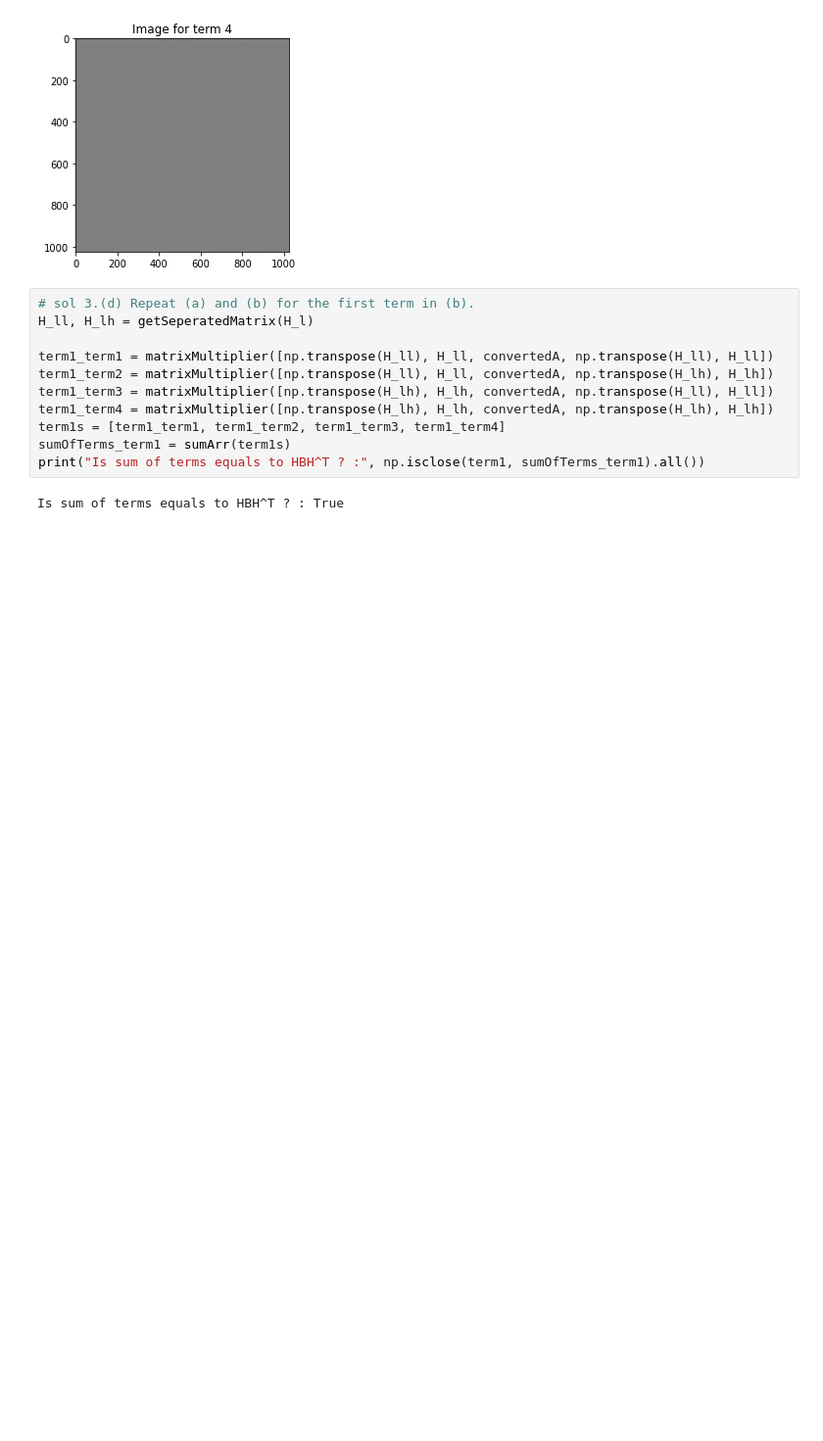
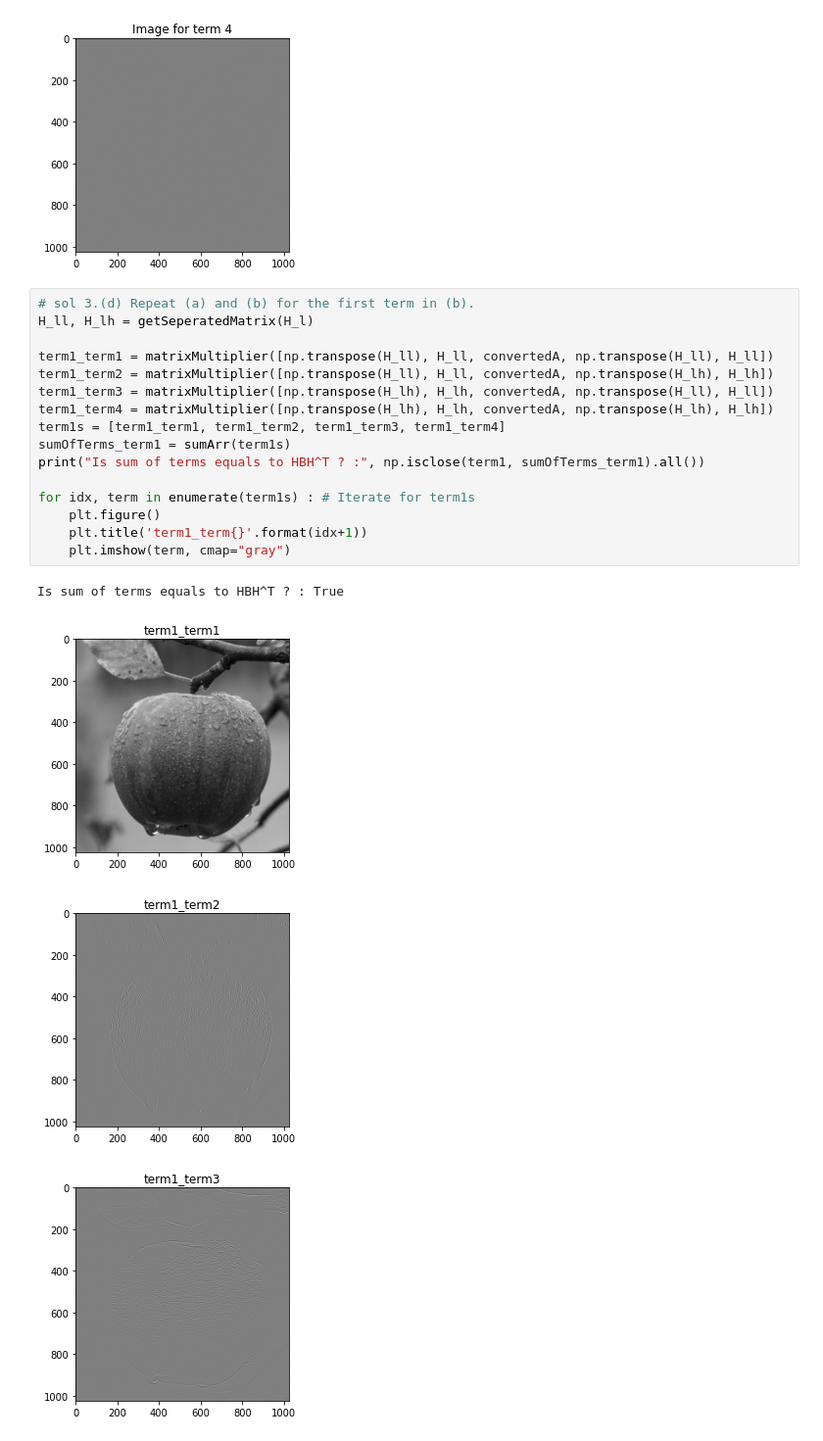
Before and after one commit to wooyounggggg/Linear-Algebra-project, a Jupyter notebook: ImageCompression/source/ImageCompression.ipynb, the cells around one changed output. Shown at 98% size. Drawn from its saved outputs; the diff is of its cells as text; blank space fills up the shorter version.

```diff
--- a/ImageCompression/source/ImageCompression.ipynb
+++ b/ImageCompression/source/ImageCompression.ipynb
@@ -295,13 +306,21 @@ for idx, term in enumerate(terms) :
 # %%
 # sol 3.(d) Repeat (a) and (b) for the first term in (b).
 H_ll, H_lh = getSeperatedMatrix(H_l)
 
 term1_term1 = matrixMultiplier([np.transpose(H_ll), H_ll, convertedA, np.transpose(H_ll), H_ll])
 term1_term2 = matrixMultiplier([np.transpose(H_ll), H_ll, convertedA, np.transpose(H_lh), H_lh])
 term1_term3 = matrixMultiplier([np.transpose(H_lh), H_lh, convertedA, np.transpose(H_ll), H_ll])
 term1_term4 = matrixMultiplier([np.transpose(H_lh), H_lh, convertedA, np.transpose(H_lh), H_lh])
 term1s = [term1_term1, term1_term2, term1_term3, term1_term4]
 sumOfTerms_term1 = sumArr(term1s)
 print("Is sum of terms equals to HBH^T ? :", np.isclose(term1, sumOfTerms_term1).all())
+
+for idx, term in enumerate(term1s) : # Iterate for term1s
+    plt.figure()
+    plt.title('term1_term{}'.format(idx+1))
+    plt.imshow(term, cmap="gray")
 # %% [output]
 Is sum of terms equals to HBH^T ? : True
+[figure, added]
+[figure, added]
+[figure, added]
```
Also changed, not shown: parts of 9 cells of this notebook, 1 other file.
